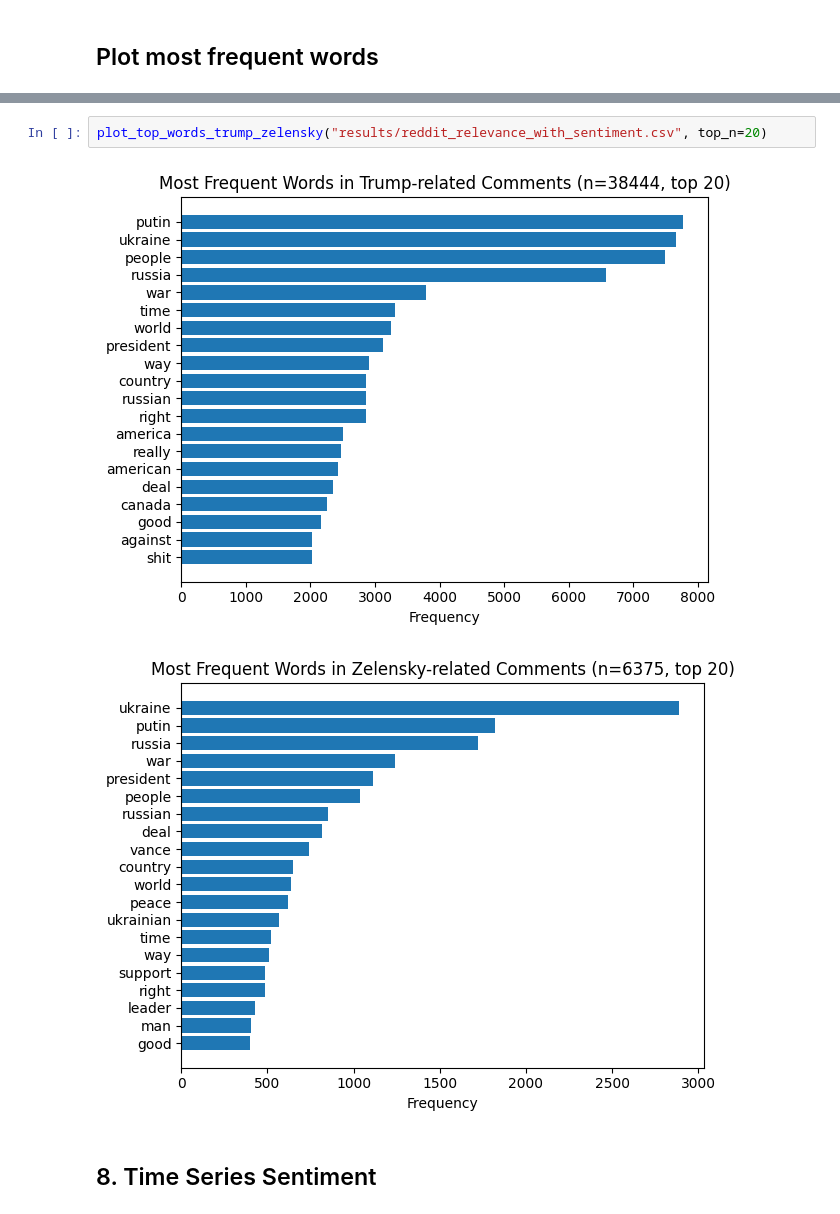
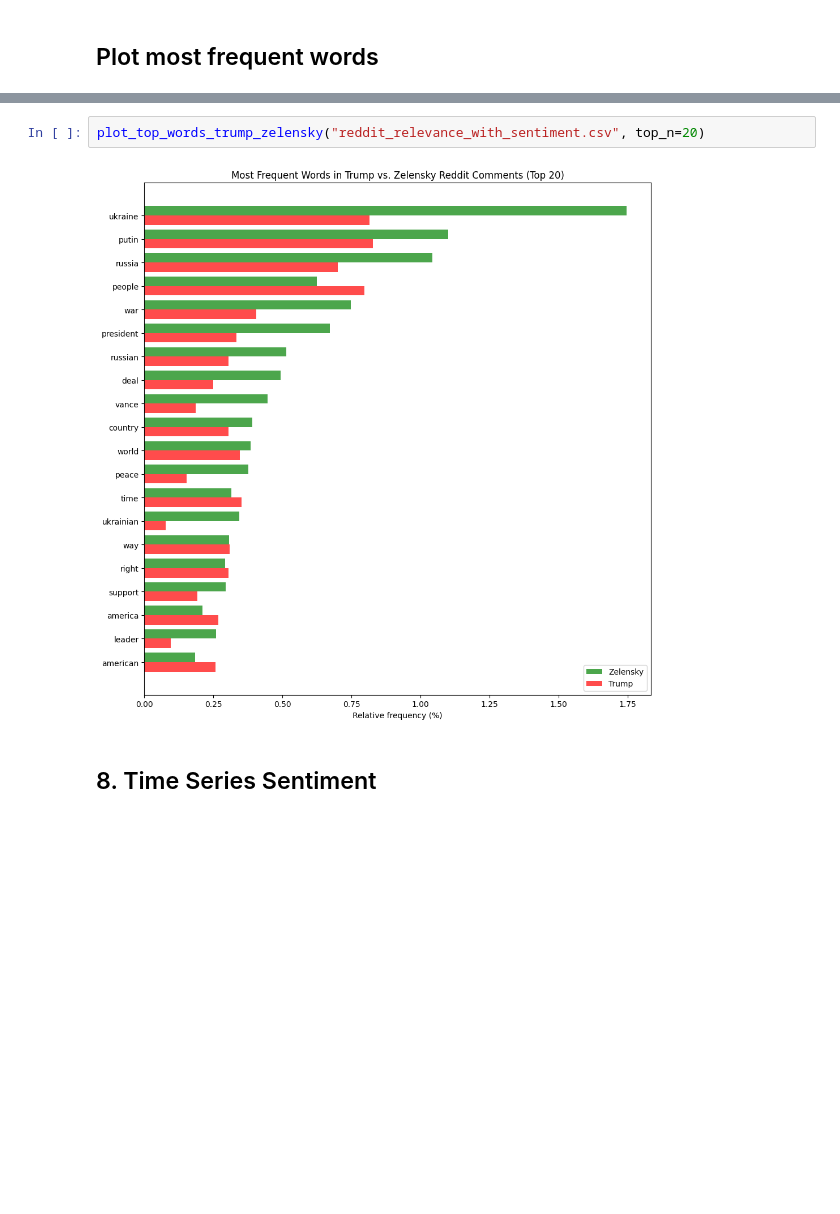
Before and after one commit to elisa-negrini/CSS_project, a Jupyter notebook: sentiment_analysis_final.ipynb, the cells around one changed output, grey strips where cells are left out. Drawn from its saved outputs; the diff is of its cells as text; blank space fills up the shorter version.

Commit message:
new words frequency plot

```diff
--- a/sentiment_analysis_final.ipynb
+++ b/sentiment_analysis_final.ipynb
@@ -918,8 +929,7 @@ def plot_top_words_trump_zelensky(
 # %%
-plot_top_words_trump_zelensky("results/reddit_relevance_with_sentiment.csv", top_n=20)
+plot_top_words_trump_zelensky("reddit_relevance_with_sentiment.csv", top_n=20)
 # %% [output]
-[figure, old version]
+[figure, new version]
-[figure, removed]
 # %% [markdown]
 ## 8. Time Series Sentiment
 # %%
```
Also changed, not shown: parts of 1 cell of this notebook.
